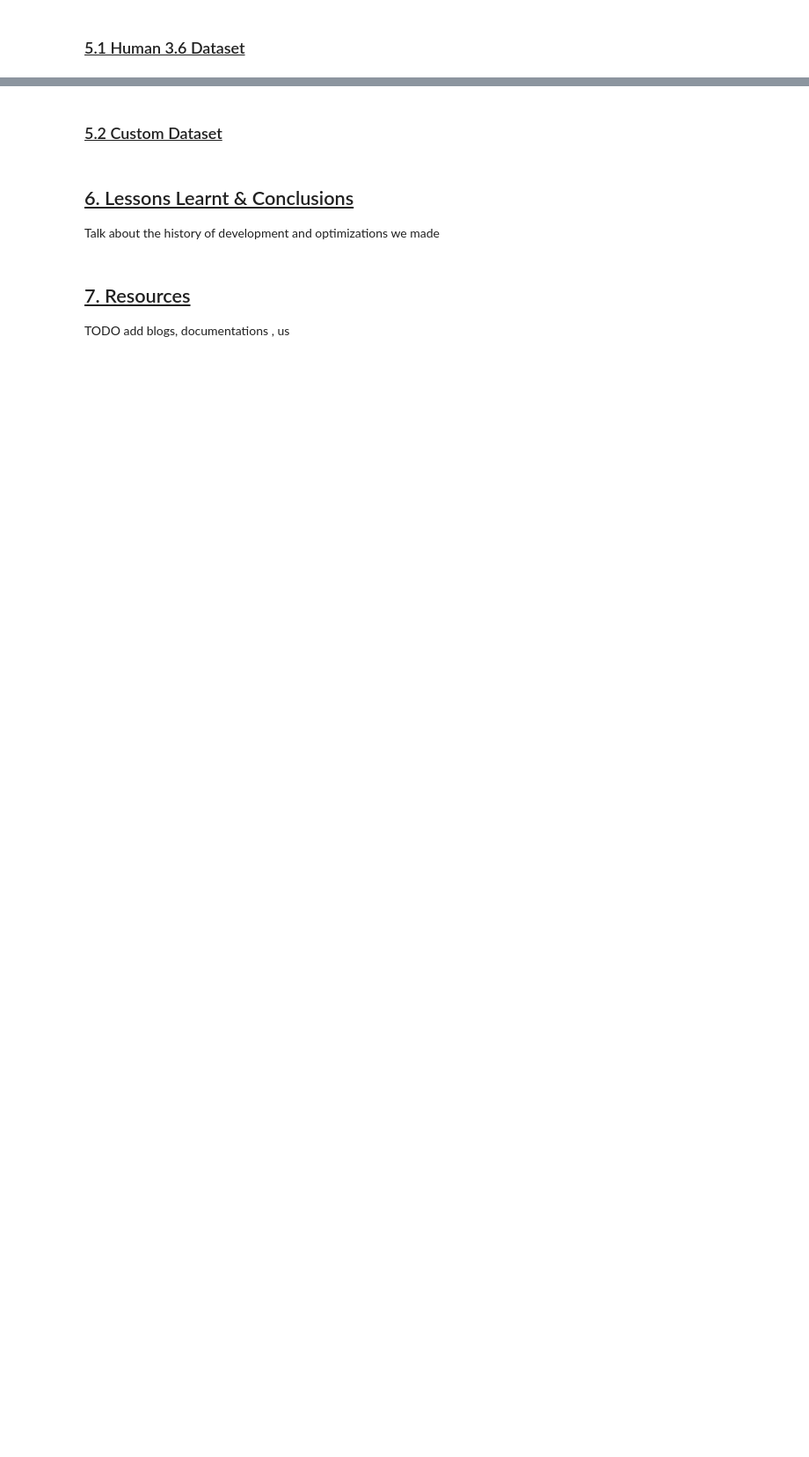
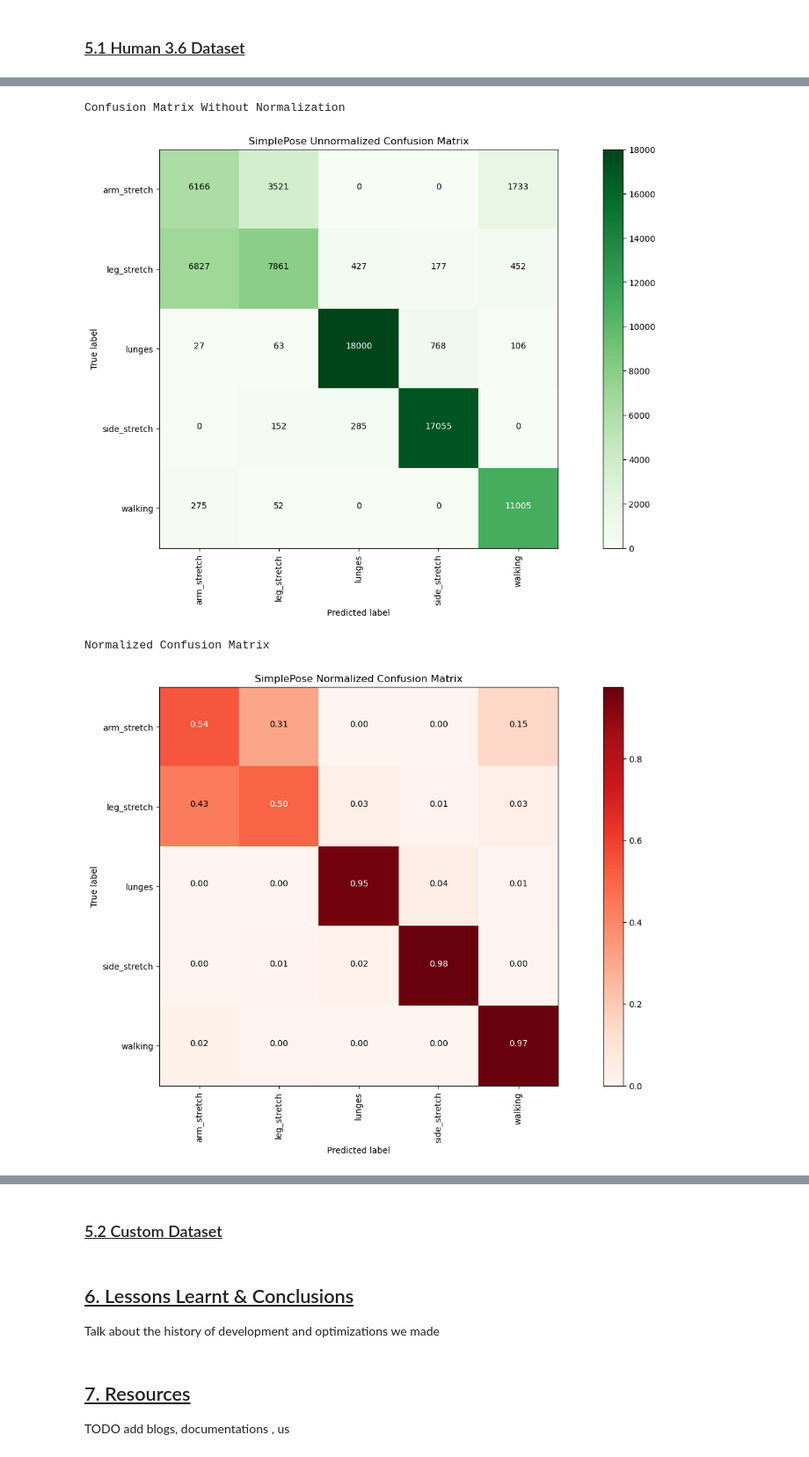
Before and after one commit to ParasharaRamesh/Poseidon, a Jupyter notebook: poseidon.ipynb, the cells around one changed output, grey strips where cells are left out. Shown: that part at 88% size. Saved outputs shown, nothing was run; the diff lists cells and outputs as text; code cells hidden in the pictures; blank space fills up the shorter version.

```diff
--- a/poseidon.ipynb
+++ b/poseidon.ipynb
@@ -829,0 +737,32 @@ In this section we will be showing the training and testing graphs for each mode
+# %%
+# Prepare the loss and accuracies graphs
+import os
+from utils.visualization_utils import save_fig
+save_files = {
+    'SimplePose': os.path.join('final_weights', 'h36m', 'simple_pose_h36m.pth'),
+    'SimplePoseGNN': os.path.join('final_weights', 'h36m', "simple_pose_gnn_h36m.pth"),
+    'SimplePoseGAT': os.path.join('final_weights', 'h36m', "simple_pose_gat_h36m.pth"),
+    'SimplePoseTAG': os.path.join('final_weights', 'h36m', "simple_pose_tag_h36m.pth"),
+}
+
+save_fig(save_files, 'h36m', os.path.join('visualizations', 'h36m'))
+# %%
+# Load the models
+from src.simple_pose.train_and_test import generate_confusion_matrix
+import os
+
+TESTING_2D_DATA_PATH = os.path.join('datasets', 'h36m', 'Processed', 'test_2d_poses.npy')
+TESTING_3D_DATA_PATH =  os.path.join('datasets', 'h36m', 'Processed', 'test_3d_poses.npy')
+TESTING_LABEL_PATH = os.path.join('datasets', 'h36m', 'Processed', 'test_actions.npy')
+
+generate_confusion_matrix(
+    weights_path=save_files['SimplePose'],
+    testing_2d_path= TESTING_2D_DATA_PATH,
+    testing_3d_path= TESTING_3D_DATA_PATH,
+    testing_label_path= TESTING_LABEL_PATH
+)
+# %% [output]
+Confusion Matrix Without Normalization
+[figure, added]
+Normalized Confusion Matrix
+[figure, added]
```
Also changed, not shown: parts of 33 cells of this notebook, 4 other files.
